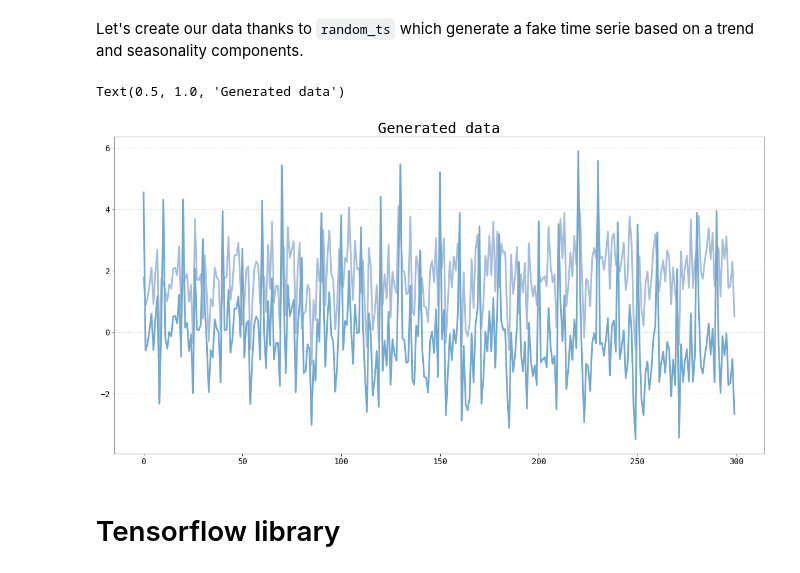
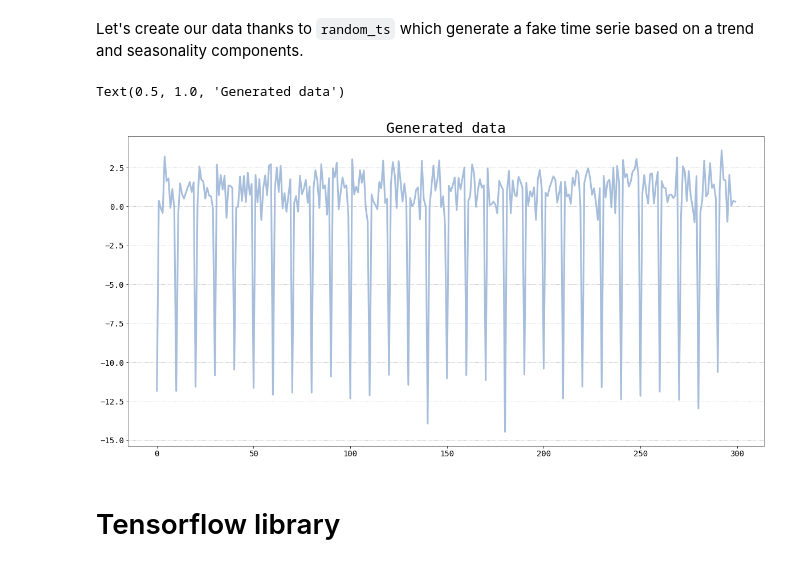
Before and after one commit to AutocoinLab/autopycoin, a Jupyter notebook: examples/get_started.ipynb, the cells around one changed output. Saved outputs shown, nothing was run; the diff lists cells and outputs as text; code cells hidden in the pictures.

```diff
--- a/examples/get_started.ipynb
+++ b/examples/get_started.ipynb
@@ -13,28 +13,28 @@ Let's create our data thanks to `random_ts` which generate a fake time serie bas
 # %%
 from autopycoin.autopycoin.data import random_ts
 
 data = random_ts(n_steps=300, # Number of steps (second dimension)
                  trend_degree=2,
                  periods=[10], # We can combine multiple periods, period is the time length for a cyclical function to reproduce a similar output
                  fourier_orders=[10], # higher is this number, more complex is the output
                  trend_mean=0,
                  trend_std=1,
                  seasonality_mean=0,
                  seasonality_std=1,
                  batch_size=1, # Generate a batch of data (first dimension)
-                 n_variables=2, # Number of variables (last dimension)
+                 n_variables=1, # Number of variables (last dimension)
                  noise=True, # add normal centered noise
                  seed=42)
 
 # Let's render it with matplotlib
 import matplotlib.pyplot as plt
 
 plt.rcParams['figure.figsize'] = (20, 10)
 plt.plot(data[0])
 plt.title('Generated data')
 # %% [output]
 Text(0.5, 1.0, 'Generated data')
-[figure, old version]
+[figure, new version]
 # %% [markdown]
 # Tensorflow library
 # %% [markdown]
```
Also changed, not shown: parts of 11 cells of this notebook, 5 other files.
